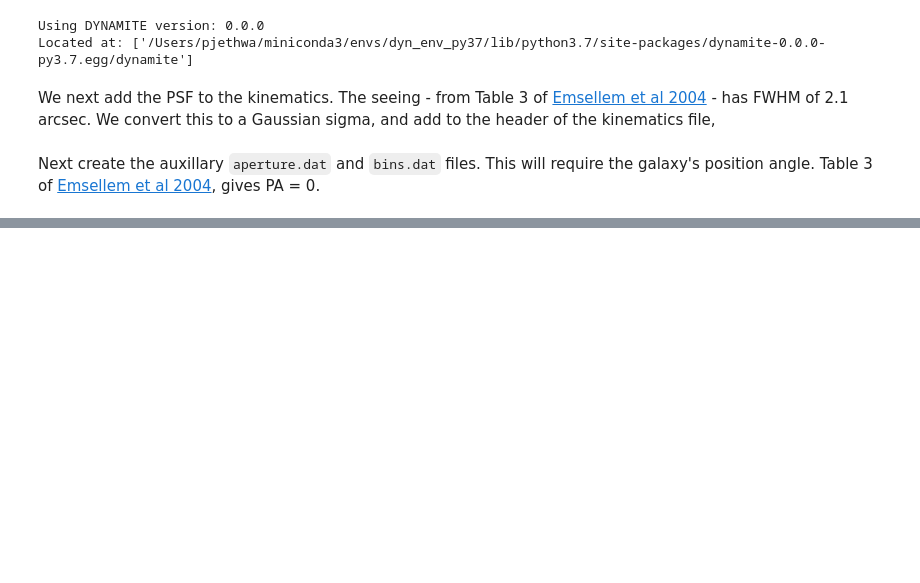
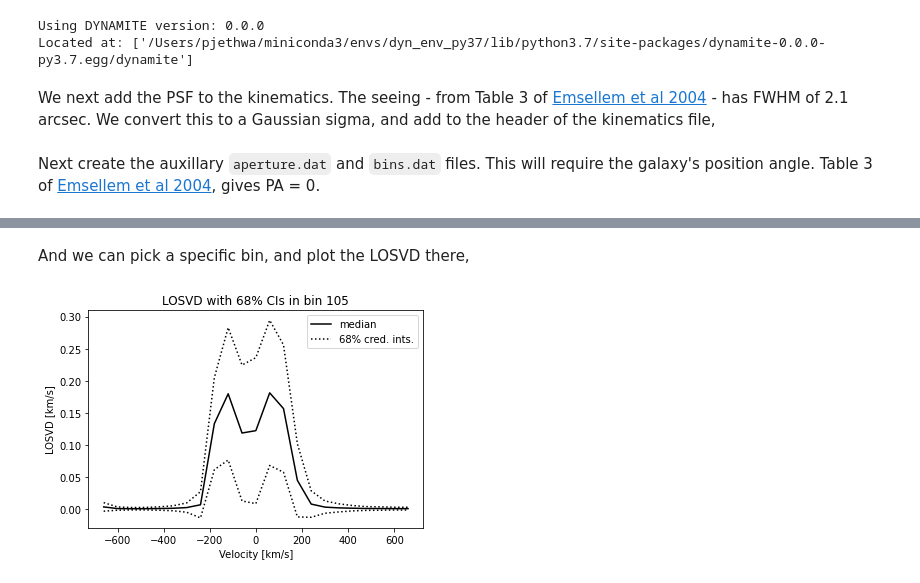
Before and after one commit to dynamics-of-stellar-systems/dynamite, a Jupyter notebook: docs/tutorial_notebooks/BayesLOSVD_and_DYNAMITE.ipynb, the cells around one changed output, grey strips where cells are left out. Cells and saved outputs as stored; diff of their text form; code cells hidden in the pictures; blank space fills up the shorter version.

```diff
--- a/docs/tutorial_notebooks/BayesLOSVD_and_DYNAMITE.ipynb
+++ b/docs/tutorial_notebooks/BayesLOSVD_and_DYNAMITE.ipynb
@@ -75,0 +156,18 @@ Next prepare the DYNAMITE congfiguration file. We've included the file `NGC4550_
+# %% [markdown]
+And we can pick a specific bin, and plot the LOSVD there,
+# %%
+bin_id = 105
+
+losvd_i = BayesLOSVD.data['losvd'][bin_id,:]
+dlosvd_i = BayesLOSVD.data['dlosvd'][bin_id,:]
+vcent = BayesLOSVD.data.meta['vcent']
+plt.plot(vcent, losvd_i, '-k', label='median')
+plt.plot(vcent, losvd_i+dlosvd_i, ':k', label='68% cred. ints.')
+plt.plot(vcent, losvd_i-dlosvd_i, ':k')
+plt.gca().set_xlabel('Velocity [km/s]')
+plt.gca().set_ylabel('LOSVD [km/s]')
+_ = plt.gca().set_title(f'LOSVD with 68% CIs in bin {bin_id}')
+plt.gca().legend()
+plt.show()
+# %% [output]
+[figure, added]
```
Also changed, not shown: parts of 24 cells of this notebook, 1 other file.
